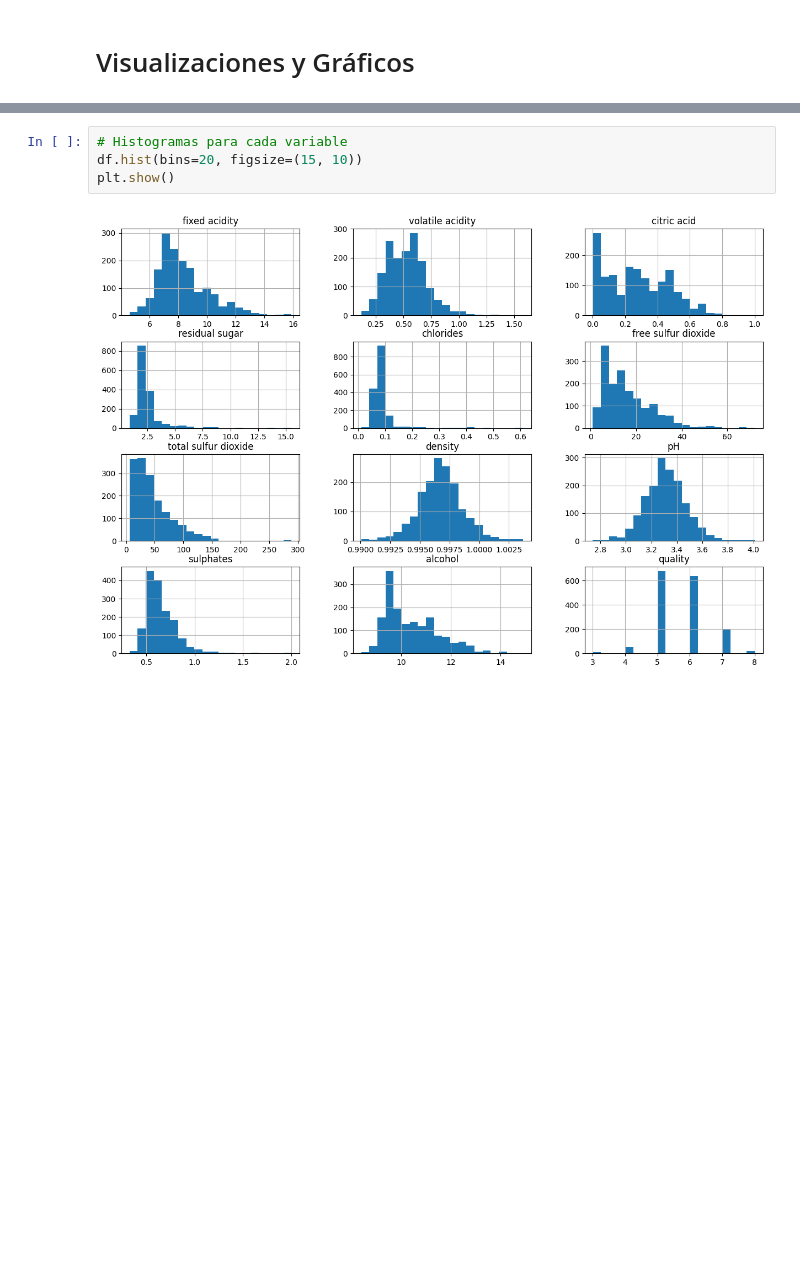
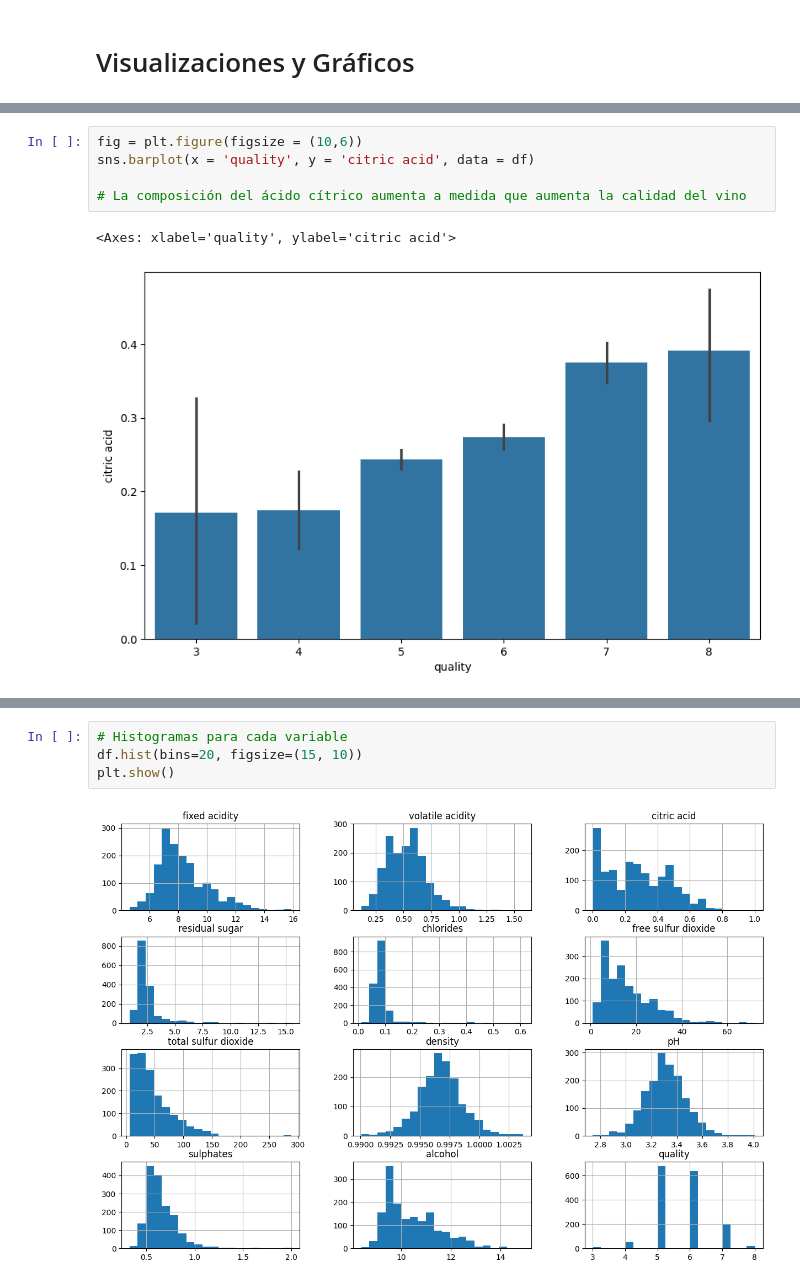
Before and after one commit to RussoT99/ProyectoDS, a Jupyter notebook: ProyectoDS_Parte_I__Russo_Tomás.ipynb, the cells around one changed output, grey strips where cells are left out. Saved outputs shown, nothing was run; the diff lists cells and outputs as text; blank space fills up the shorter version.

```diff
--- a/ProyectoDS_Parte_I__Russo_Tomás.ipynb
+++ b/ProyectoDS_Parte_I__Russo_Tomás.ipynb
@@ -225,0 +272,8 @@ plt.gca().spines[['top', 'right',]].set_visible(False)
+# %%
+fig = plt.figure(figsize = (10,6))
+sns.barplot(x = 'quality', y = 'citric acid', data = df)
+
+# La composición del ácido cítrico aumenta a medida que aumenta la calidad del vino
+# %% [output]
+<Axes: xlabel='quality', ylabel='citric acid'>
+[figure, added]
```
Also changed, not shown: parts of 39 cells of this notebook.
